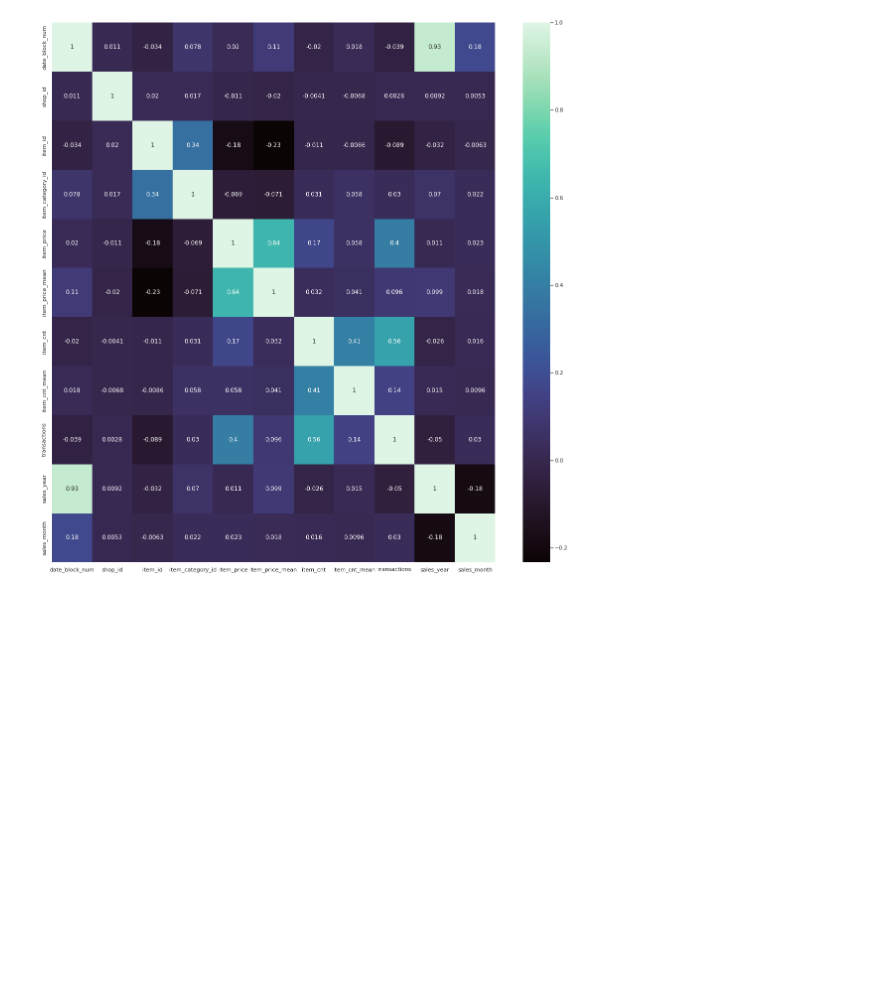
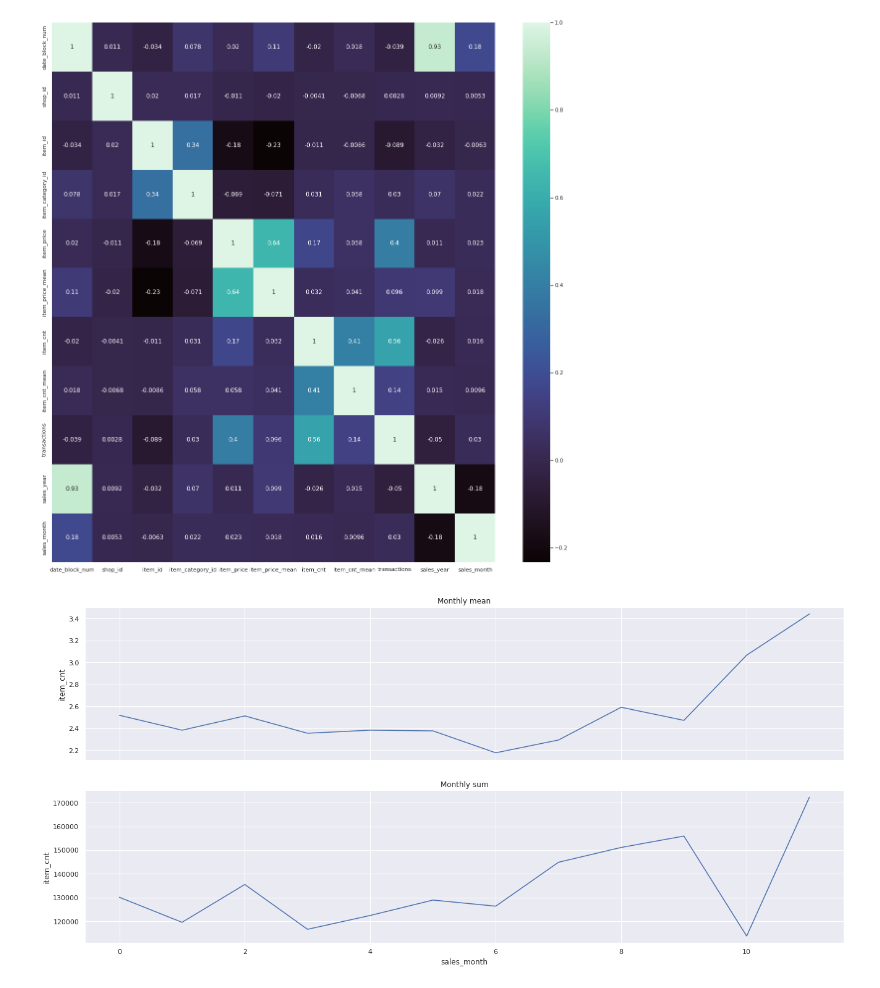
Before and after one commit to chaitsugale/Predict_Future_Sale, a Jupyter notebook: predict-future-sales-2022.ipynb, the cells around one changed output. Saved outputs shown, nothing was run; the diff lists cells and outputs as text; code cells hidden in the pictures; blank space fills up the shorter version.

Commit message:
Kaggle Notebook | Predict Future Sales 2022 | Version 5

```diff
--- a/predict-future-sales-2022.ipynb
+++ b/predict-future-sales-2022.ipynb
@@ -432,3 +432,10 @@ category_sum = sales_monthly.groupby(['item_category_id'],as_index = False)['ite
 # %%
 shop_mean = sales_monthly.groupby(['shop_id'],as_index = False)['item_cnt'].mean()
 shop_sum = sales_monthly.groupby(['shop_id'],as_index = False)['item_cnt'].sum()
+# %%
+f, axes = plt.subplots(2, 1, figsize=(22, 10), sharex=True)
+sns.lineplot(x="sales_month", y="item_cnt", data=month_mean, ax=axes[0]).set_title("Monthly mean")
+sns.lineplot(x="sales_month", y="item_cnt", data=month_sum, ax=axes[1]).set_title("Monthly sum")
+plt.show()
+# %% [output]
+[figure, added]
```
